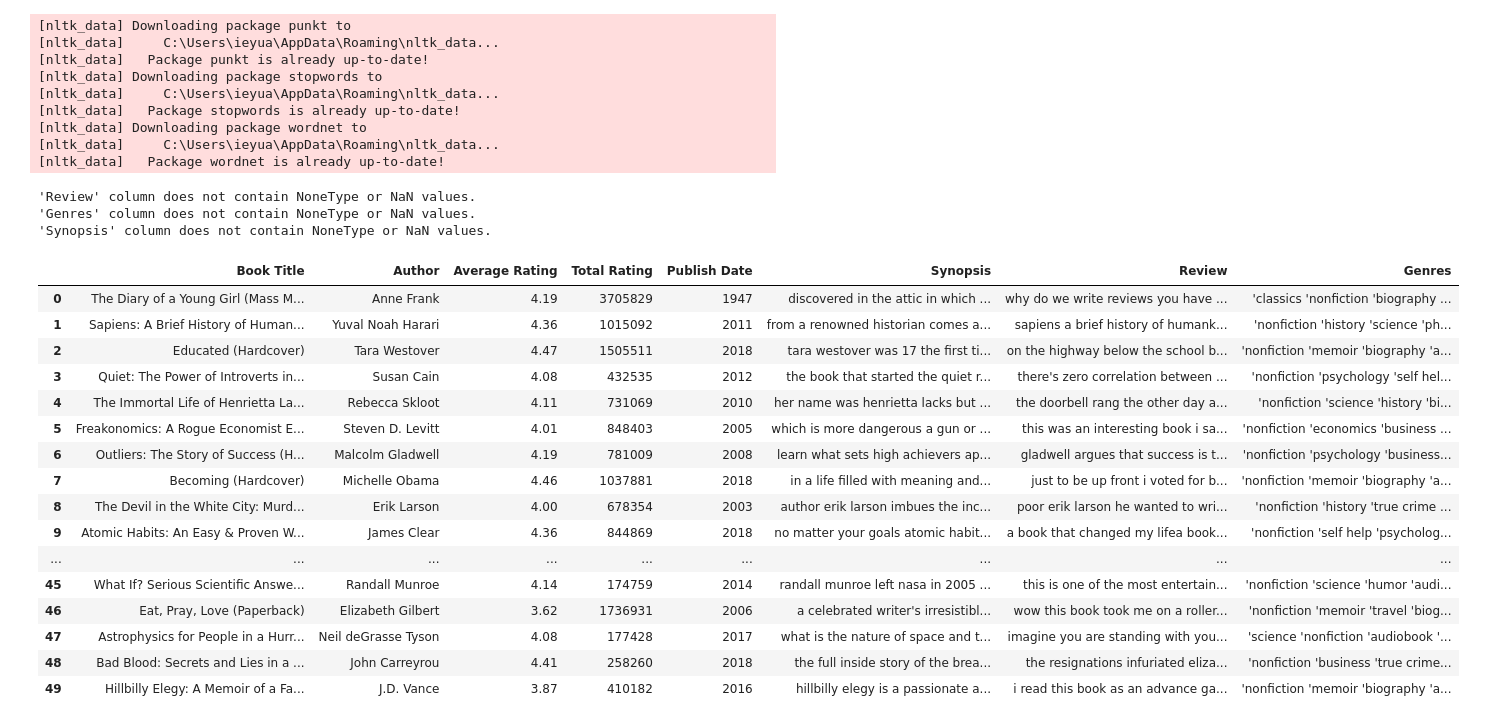
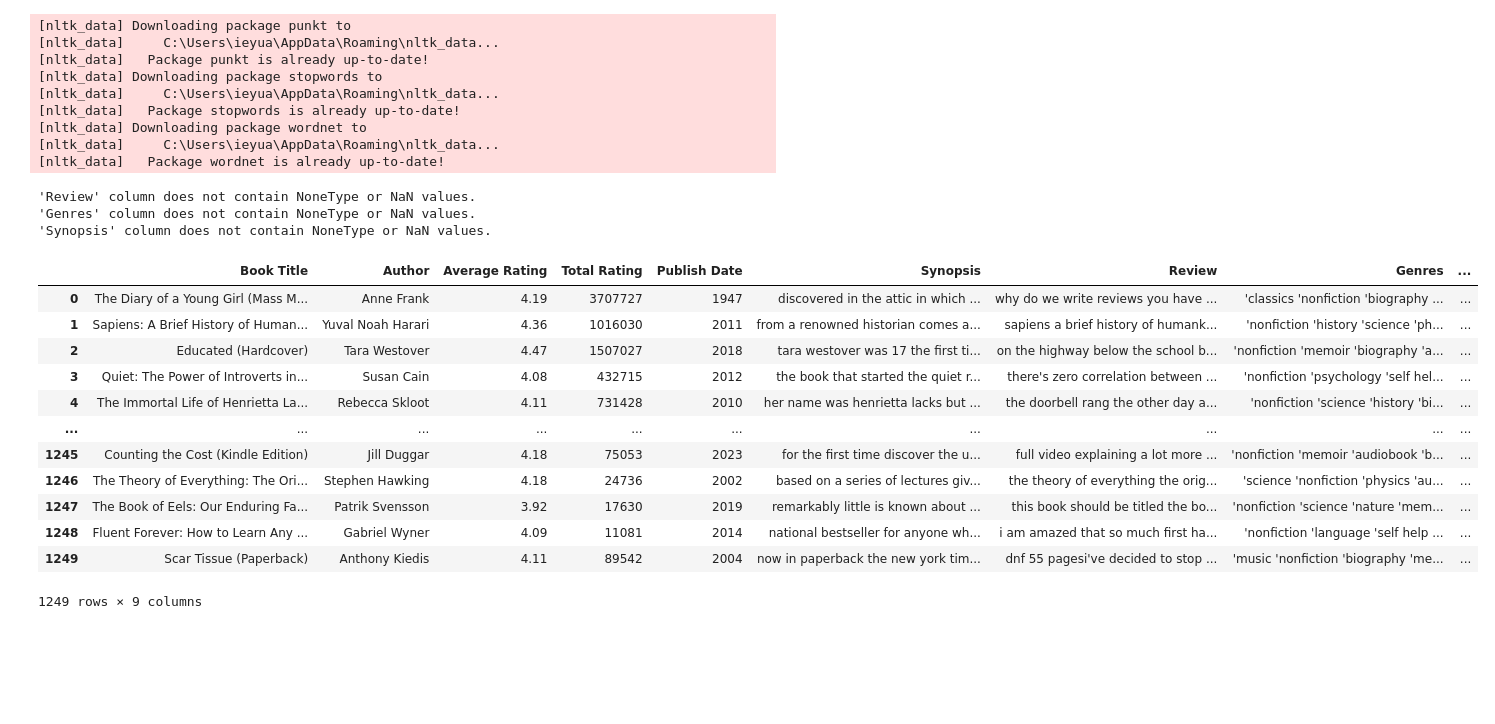
Before and after one commit to izyuan/fic-to-nonfic-book-recommender, a Jupyter notebook: data cleaning.ipynb, the cells around one changed output. Saved outputs shown, nothing was run; the diff lists cells and outputs as text; code cells hidden in the pictures; blank space fills up the shorter version.

Commit message:
Okay, collected data from ~ 1250 books, and then had to switch a lot of things to make it good

```diff
--- a/data cleaning.ipynb
+++ b/data cleaning.ipynb
@@ -27,6 +27,7 @@ lemmatizer = WordNetLemmatizer()
 
 df = pd.read_csv('data\goodreads_nonfiction_books.csv')
 df['Review'] = df['Review'].str.replace("121", " ")
+df['Review'] = df['Review'].str.replace("\n", " ")
 # %% [output]
 [nltk_data] Downloading package punkt to
 [nltk_data]     C:\Users\ieyua\AppData\Roaming\nltk_data...
@@ -60,51 +61,48 @@ def process_item(text):
 # %%
 #remove all none letters from reviews synopsis and genres
 columns_to_clean = ['Synopsis','Review','Genres']
+df["Raw Synopsis"] = df["Synopsis"]
 for column in columns_to_clean:
     df[column] = df[column].apply(remove_non_latin_letters)
 
 for column in columns_to_clean:
     try:
         df[column] = df[column].str.lower()
     except:
         print ("error")
 
 
 #remove all the failed data from webscraping
 df_filtered = df[~df.eq("errorlololol").any(axis=1)]
 df = df_filtered
 
 df
 columns_to_check = ['Review', 'Genres', 'Synopsis']
 
 for col in columns_to_check:
     if df[col].isna().any():
         print(f"'{col}' column contains NoneType or NaN values.")
     else:
         print(f"'{col}' column does not contain NoneType or NaN values.")
 
 df
 # %% [output]
 'Review' column does not contain NoneType or NaN values.
 'Genres' column does not contain NoneType or NaN values.
 'Synopsis' column does not contain NoneType or NaN values.
-|  | Book Title | Author | Average Rating | Total Rating | Publish Date | Synopsis | Review | Genres |
-| 0 | The Diary of a Young Girl (Mass M... | Anne Frank | 4.19 | 3705829 | 1947 | discovered in the attic in which ... | why do we write reviews you have ... | 'classics 'nonfiction 'biography ... |
-| 1 | Sapiens: A Brief History of Human... | Yuval Noah Harari | 4.36 | 1015092 | 2011 | from a renowned historian comes a... | sapiens a brief history of humank... | 'nonfiction 'history 'science 'ph... |
-| 2 | Educated (Hardcover) | Tara Westover | 4.47 | 1505511 | 2018 | tara westover was 17 the first ti... | on the highway below the school b... | 'nonfiction 'memoir 'biography 'a... |
-| 3 | Quiet: The Power of Introverts in... | Susan Cain | 4.08 | 432535 | 2012 | the book that started the quiet r... | there's zero correlation between ... | 'nonfiction 'psychology 'self hel... |
-| 4 | The Immortal Life of Henrietta La... | Rebecca Skloot | 4.11 | 731069 | 2010 | her name was henrietta lacks but ... | the doorbell rang the other day a... | 'nonfiction 'science 'history 'bi... |
-| 5 | Freakonomics: A Rogue Economist E... | Steven D. Levitt | 4.01 | 848403 | 2005 | which is more dangerous a gun or ... | this was an interesting book i sa... | 'nonfiction 'economics 'business ... |
-| 6 | Outliers: The Story of Success (H... | Malcolm Gladwell | 4.19 | 781009 | 2008 | learn what sets high achievers ap... | gladwell argues that success is t... | 'nonfiction 'psychology 'business... |
-| 7 | Becoming (Hardcover) | Michelle Obama | 4.46 | 1037881 | 2018 | in a life filled with meaning and... | just to be up front i voted for b... | 'nonfiction 'memoir 'biography 'a... |
-| 8 | The Devil in the White City: Murd... | Erik Larson | 4.00 | 678354 | 2003 | author erik larson imbues the inc... | poor erik larson he wanted to wri... | 'nonfiction 'history 'true crime ... |
-| 9 | Atomic Habits: An Easy & Proven W... | James Clear | 4.36 | 844869 | 2018 | no matter your goals atomic habit... | a book that changed my lifea book... | 'nonfiction 'self help 'psycholog... |
-| ... | ... | ... | ... | ... | ... | ... | ... | ... |
-| 45 | What If? Serious Scientific Answe... | Randall Munroe | 4.14 | 174759 | 2014 | randall munroe left nasa in 2005 ... | this is one of the most entertain... | 'nonfiction 'science 'humor 'audi... |
-| 46 | Eat, Pray, Love (Paperback) | Elizabeth Gilbert | 3.62 | 1736931 | 2006 | a celebrated writer's irresistibl... | wow this book took me on a roller... | 'nonfiction 'memoir 'travel 'biog... |
-| 47 | Astrophysics for People in a Hurr... | Neil deGrasse Tyson | 4.08 | 177428 | 2017 | what is the nature of space and t... | imagine you are standing with you... | 'science 'nonfiction 'audiobook '... |
-| 48 | Bad Blood: Secrets and Lies in a ... | John Carreyrou | 4.41 | 258260 | 2018 | the full inside story of the brea... | the resignations infuriated eliza... | 'nonfiction 'business 'true crime... |
-| 49 | Hillbilly Elegy: A Memoir of a Fa... | J.D. Vance | 3.87 | 410182 | 2016 | hillbilly elegy is a passionate a... | i read this book as an advance ga... | 'nonfiction 'memoir 'biography 'a... |
+|  | Book Title | Author | Average Rating | Total Rating | Publish Date | Synopsis | Review | Genres | ... |
+| 0 | The Diary of a Young Girl (Mass M... | Anne Frank | 4.19 | 3707727 | 1947 | discovered in the attic in which ... | why do we write reviews you have ... | 'classics 'nonfiction 'biography ... | ... |
+| 1 | Sapiens: A Brief History of Human... | Yuval Noah Harari | 4.36 | 1016030 | 2011 | from a renowned historian comes a... | sapiens a brief history of humank... | 'nonfiction 'history 'science 'ph... | ... |
+| 2 | Educated (Hardcover) | Tara Westover | 4.47 | 1507027 | 2018 | tara westover was 17 the first ti... | on the highway below the school b... | 'nonfiction 'memoir 'biography 'a... | ... |
+| 3 | Quiet: The Power of Introverts in... | Susan Cain | 4.08 | 432715 | 2012 | the book that started the quiet r... | there's zero correlation between ... | 'nonfiction 'psychology 'self hel... | ... |
+| 4 | The Immortal Life of Henrietta La... | Rebecca Skloot | 4.11 | 731428 | 2010 | her name was henrietta lacks but ... | the doorbell rang the other day a... | 'nonfiction 'science 'history 'bi... | ... |
+| ... | ... | ... | ... | ... | ... | ... | ... | ... | ... |
+| 1245 | Counting the Cost (Kindle Edition) | Jill Duggar | 4.18 | 75053 | 2023 | for the first time discover the u... | full video explaining a lot more ... | 'nonfiction 'memoir 'audiobook 'b... | ... |
+| 1246 | The Theory of Everything: The Ori... | Stephen Hawking | 4.18 | 24736 | 2002 | based on a series of lectures giv... | the theory of everything the orig... | 'science 'nonfiction 'physics 'au... | ... |
+| 1247 | The Book of Eels: Our Enduring Fa... | Patrik Svensson | 3.92 | 17630 | 2019 | remarkably little is known about ... | this book should be titled the bo... | 'nonfiction 'science 'nature 'mem... | ... |
+| 1248 | Fluent Forever: How to Learn Any ... | Gabriel Wyner | 4.09 | 11081 | 2014 | national bestseller for anyone wh... | i am amazed that so much first ha... | 'nonfiction 'language 'self help ... | ... |
+| 1249 | Scar Tissue (Paperback) | Anthony Kiedis | 4.11 | 89542 | 2004 | now in paperback the new york tim... | dnf 55 pagesi've decided to stop ... | 'music 'nonfiction 'biography 'me... | ... |
+1249 rows × 9 columns
 # %%
 columns_to_proccess = ['Synopsis', 'Review']
 
```
Also changed, not shown: parts of 3 cells of this notebook, 6 other files.
